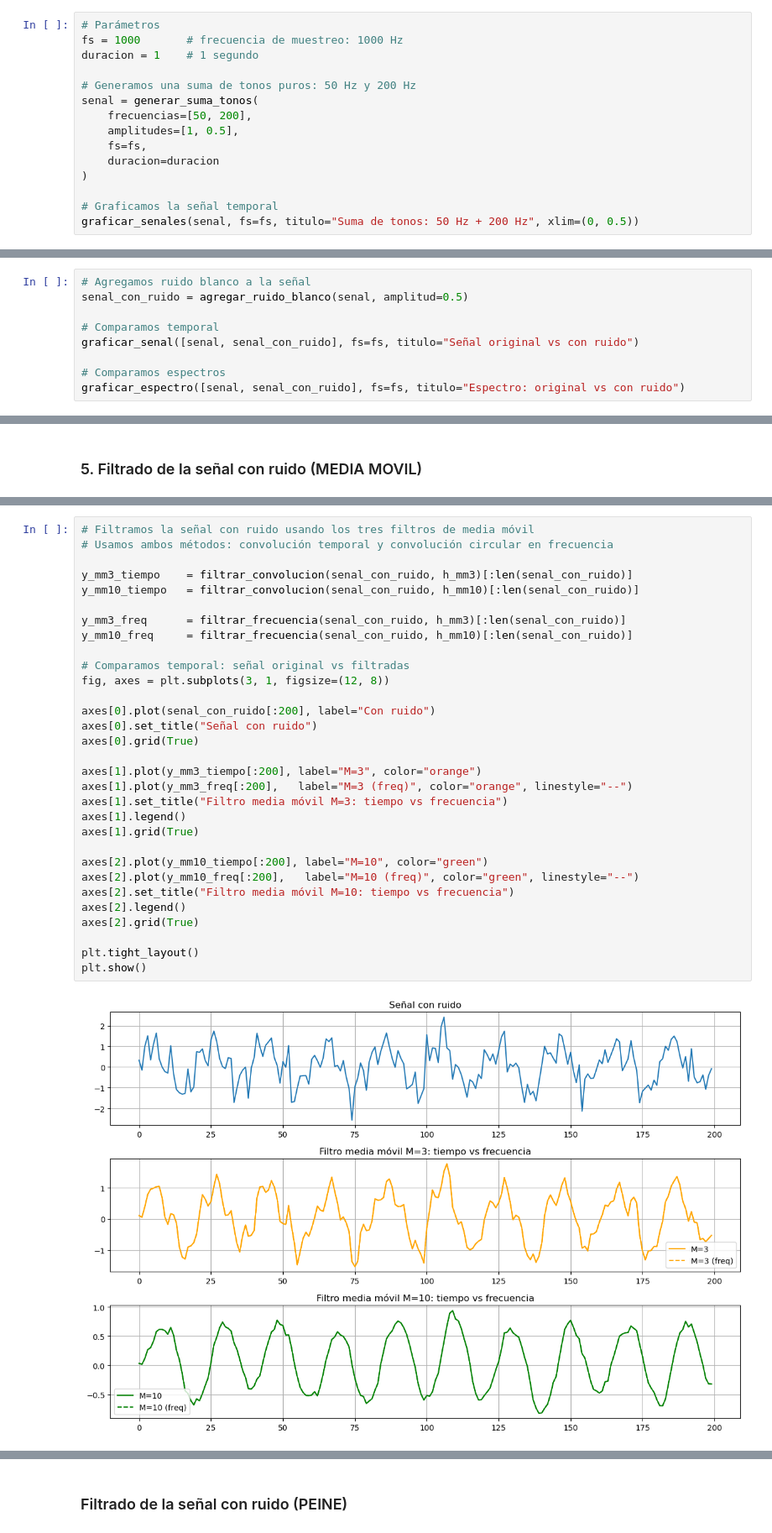
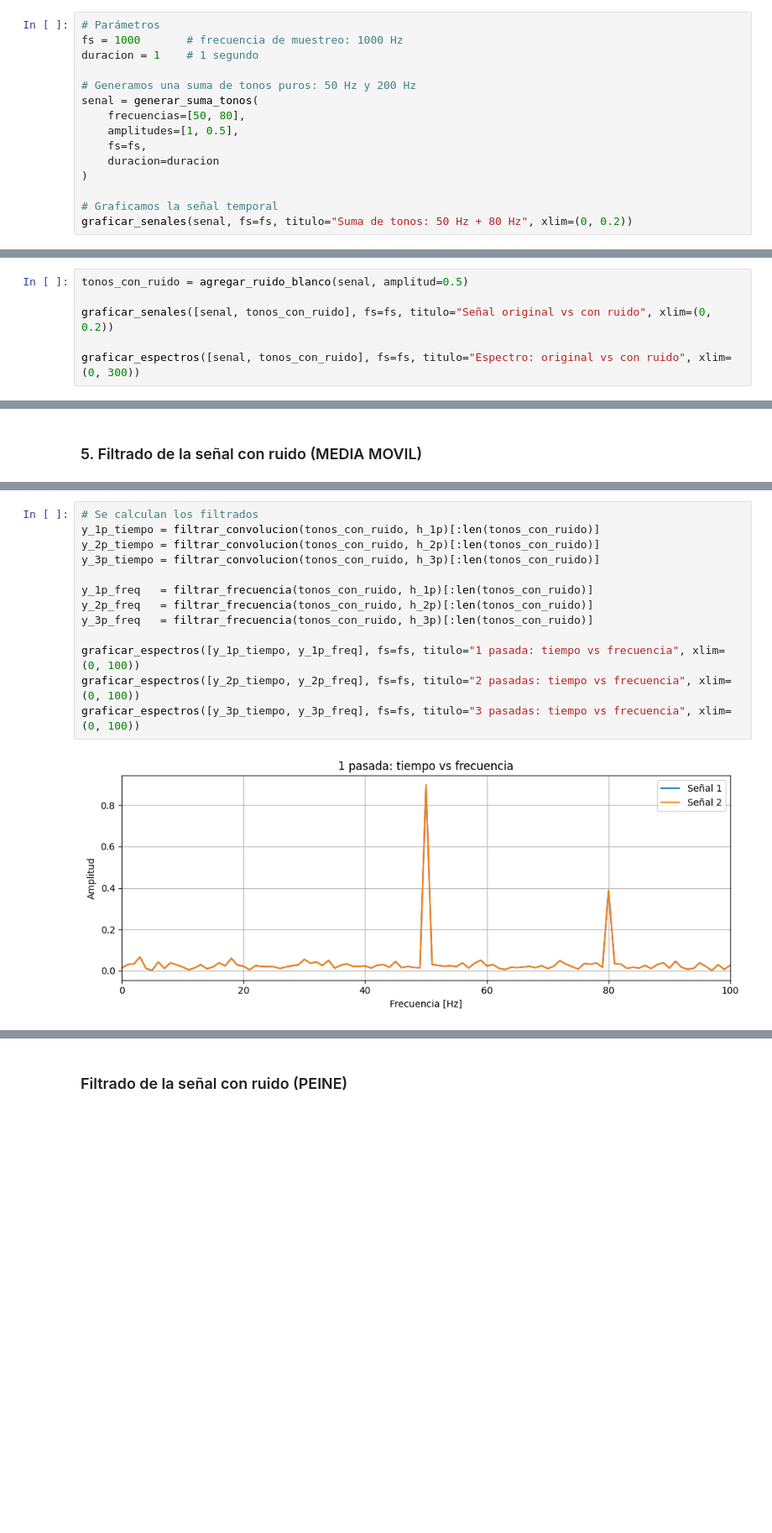
Before and after one commit to notfigure8/TP-DSP-Grupo-5, a Jupyter notebook: notebook_grupo_5.ipynb, the cells around one changed output, grey strips where cells are left out. Shown at 84% size. Drawn from its saved outputs; the diff is of its cells as text; blank space fills up the shorter version.

```diff
--- a/notebook_grupo_5.ipynb
+++ b/notebook_grupo_5.ipynb
@@ -28,12 +30,12 @@ duracion = 1    # 1 segundo
 
 # Generamos una suma de tonos puros: 50 Hz y 200 Hz
 senal = generar_suma_tonos(
-    frecuencias=[50, 200],
+    frecuencias=[50, 80],
     amplitudes=[1, 0.5],
     fs=fs,
     duracion=duracion
 )
 
 # Graficamos la señal temporal
-graficar_senales(senal, fs=fs, titulo="Suma de tonos: 50 Hz + 200 Hz", xlim=(0, 0.5))
+graficar_senales(senal, fs=fs, titulo="Suma de tonos: 50 Hz + 80 Hz", xlim=(0, 0.2))
 # %% [output]
@@ -57,10 +59,7 @@ Aquí
 # %%
-# Agregamos ruido blanco a la señal
-senal_con_ruido = agregar_ruido_blanco(senal, amplitud=0.5)
+tonos_con_ruido = agregar_ruido_blanco(senal, amplitud=0.5)
 
-# Comparamos temporal
-graficar_senal([senal, senal_con_ruido], fs=fs, titulo="Señal original vs con ruido")
+graficar_senales([senal, tonos_con_ruido], fs=fs, titulo="Señal original vs con ruido", xlim=(0, 0.2))
 
-# Comparamos espectros
-graficar_espectro([senal, senal_con_ruido], fs=fs, titulo="Espectro: original vs con ruido")
+graficar_espectros([senal, tonos_con_ruido], fs=fs, titulo="Espectro: original vs con ruido", xlim=(0, 300))
 # %% [output]
@@ -201,33 +161,15 @@ preservando la forma de la señal.
 # %%
-# Filtramos la señal con ruido usando los tres filtros de media móvil
-# Usamos ambos métodos: convolución temporal y convolución circular en frecuencia
+# Se calculan los filtrados
+y_1p_tiempo = filtrar_convolucion(tonos_con_ruido, h_1p)[:len(tonos_con_ruido)]
+y_2p_tiempo = filtrar_convolucion(tonos_con_ruido, h_2p)[:len(tonos_con_ruido)]
+y_3p_tiempo = filtrar_convolucion(tonos_con_ruido, h_3p)[:len(tonos_con_ruido)]
 
-y_mm3_tiempo    = filtrar_convolucion(senal_con_ruido, h_mm3)[:len(senal_con_ruido)]
-y_mm10_tiempo   = filtrar_convolucion(senal_con_ruido, h_mm10)[:len(senal_con_ruido)]
+y_1p_freq   = filtrar_frecuencia(tonos_con_ruido, h_1p)[:len(tonos_con_ruido)]
+y_2p_freq   = filtrar_frecuencia(tonos_con_ruido, h_2p)[:len(tonos_con_ruido)]
+y_3p_freq   = filtrar_frecuencia(tonos_con_ruido, h_3p)[:len(tonos_con_ruido)]
 
-y_mm3_freq      = filtrar_frecuencia(senal_con_ruido, h_mm3)[:len(senal_con_ruido)]
-y_mm10_freq     = filtrar_frecuencia(senal_con_ruido, h_mm10)[:len(senal_con_ruido)]
-
-# Comparamos temporal: señal original vs filtradas
-fig, axes = plt.subplots(3, 1, figsize=(12, 8))
-
-axes[0].plot(senal_con_ruido[:200], label="Con ruido")
-axes[0].set_title("Señal con ruido")
-axes[0].grid(True)
-
-axes[1].plot(y_mm3_tiempo[:200], label="M=3", color="orange")
-axes[1].plot(y_mm3_freq[:200],   label="M=3 (freq)", color="orange", linestyle="--")
-axes[1].set_title("Filtro media móvil M=3: tiempo vs frecuencia")
-axes[1].legend()
-axes[1].grid(True)
-
-axes[2].plot(y_mm10_tiempo[:200], label="M=10", color="green")
-axes[2].plot(y_mm10_freq[:200],   label="M=10 (freq)", color="green", linestyle="--")
-axes[2].set_title("Filtro media móvil M=10: tiempo vs frecuencia")
-axes[2].legend()
-axes[2].grid(True)
-
-plt.tight_layout()
-plt.show()
+graficar_espectros([y_1p_tiempo, y_1p_freq], fs=fs, titulo="1 pasada: tiempo vs frecuencia", xlim=(0, 100))
+graficar_espectros([y_2p_tiempo, y_2p_freq], fs=fs, titulo="2 pasadas: tiempo vs frecuencia", xlim=(0, 100))
+graficar_espectros([y_3p_tiempo, y_3p_freq], fs=fs, titulo="3 pasadas: tiempo vs frecuencia", xlim=(0, 100))
 # %% [output]
-[figure, old version]
+[figure, new version]
```
Also changed, not shown: parts of 25 cells of this notebook, 1 other file.
